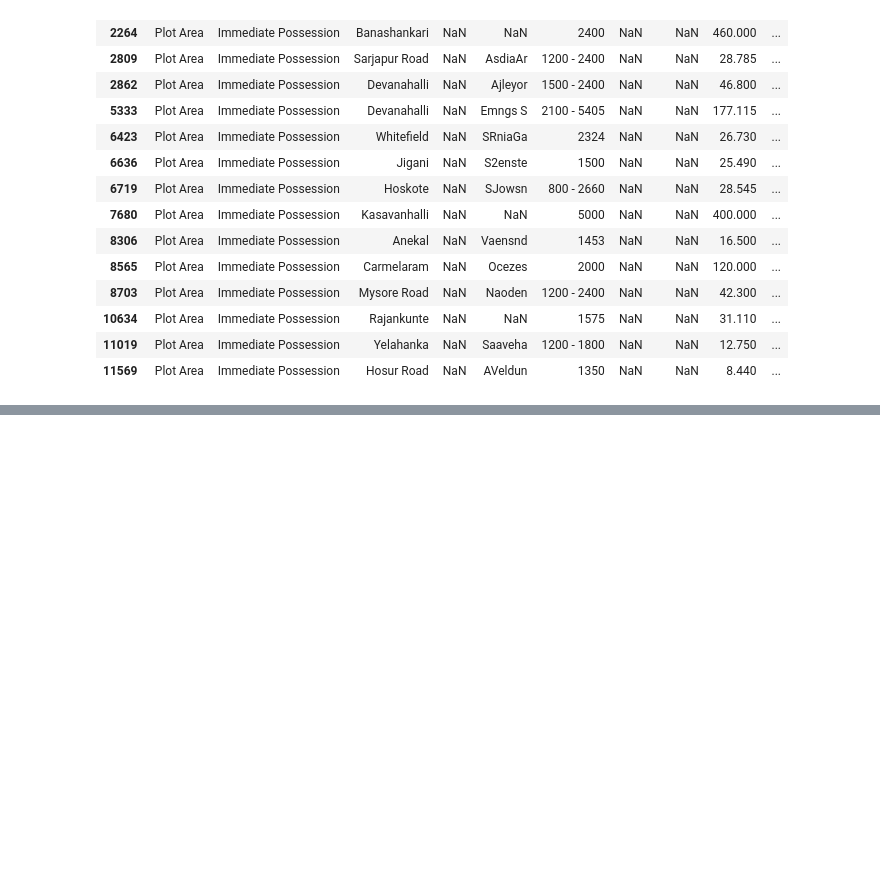
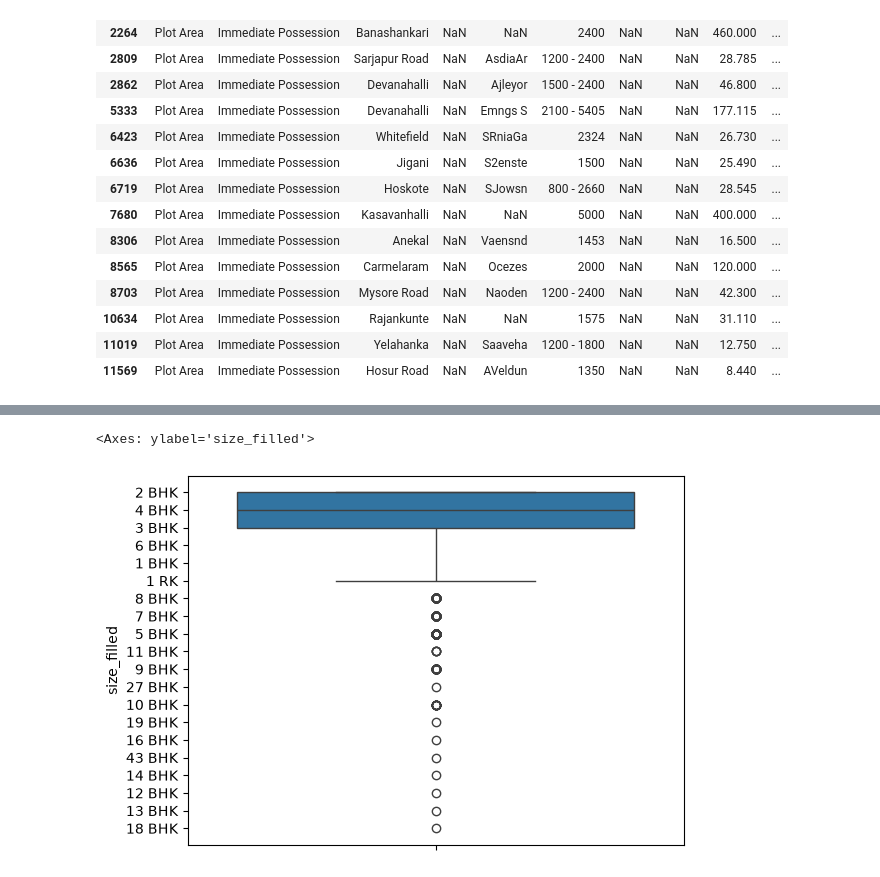
Before and after one commit to kulkarni-abhishek196/banglore-house-price-prediction, a Jupyter notebook: notebooks/house-prediction.ipynb, the cells around one changed output, grey strips where cells are left out. Saved outputs shown, nothing was run; the diff lists cells and outputs as text; code cells hidden in the pictures; blank space fills up the shorter version.

```diff
--- a/notebooks/house-prediction.ipynb
+++ b/notebooks/house-prediction.ipynb
@@ -230,0 +511,5 @@ df[df['size'].isna()]
+# %%
+sns.boxplot(df['size_filled'])
+# %% [output]
+<Axes: ylabel='size_filled'>
+[figure, added]
```
Also changed, not shown: parts of 36 cells of this notebook.
